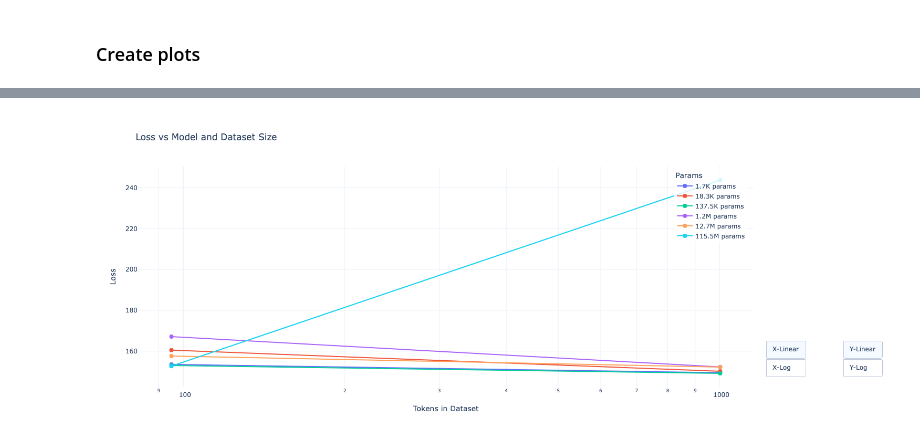
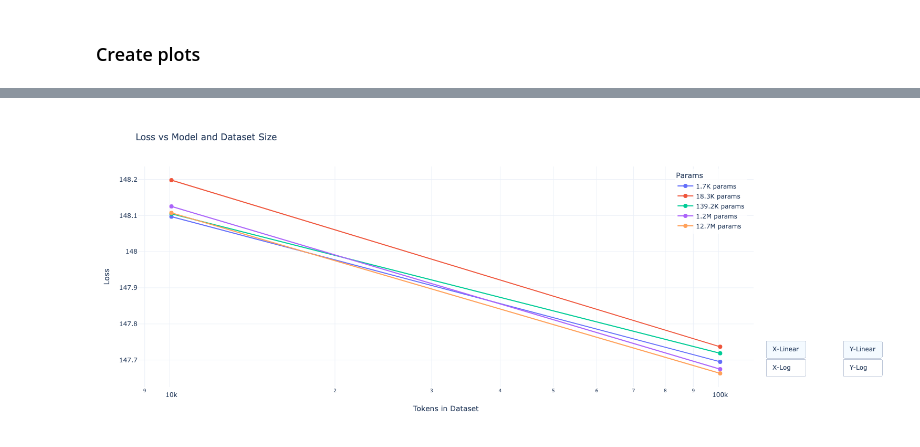
Before and after one commit to akshaytrikha/materials-scaling, a Jupyter notebook: omat24/scaling-laws.ipynb, the cells around one changed output, grey strips where cells are left out. Cells and saved outputs as stored; diff of their text form; code cells hidden in the pictures.

```diff
--- a/omat24/scaling-laws.ipynb
+++ b/omat24/scaling-laws.ipynb
@@ -26,6 +26,8 @@ experiment_filenames  = [
     # "experiments_20250202_164415 copy.json"    # 4 OOMs FCN overfit on 1 data point for 20k epochs without LR scheduler
     # "experiments_20250201_234945.json"   # 4 OOMs of FCN and data
     # "experiments_20250203_115635 copy.json"  # 4 OOMs FCN overfit on 1 data point for 20k epochs without LR scheduler LR=0.01
+    # "experiments_20250226_052335.json"zoo
+    "experiments_20250226_201324.json"
 ]
 # %%
 scaled_loss = True
@@ -408,18 +410,27 @@ from scipy.optimize import curve_fit
 import math
 
 # Function to create the Loss vs Model and Dataset Size plot
-def create_model_dataset_plot(all_detailed_runs, experiment_filename):
+def create_model_dataset_plot(all_detailed_runs, experiment_filenames):
     fig = go.Figure()
 
-    # Get data from the first experiment (or chosen one)
-    detailed_runs = all_detailed_runs[experiment_filename]
+    # Combine data from all experiment files
+    combined_detailed_runs = {}
+
+    # Merge all experiment data
+    for filename in experiment_filenames:
+        detailed_runs = all_detailed_runs[filename]
+        for ds_size, runs in detailed_runs.items():
+            if ds_size not in combined_detailed_runs:
+                combined_detailed_runs[ds_size] = []
+            # Add all runs for this dataset size
+            combined_detailed_runs[ds_size].extend(runs)
 
     # Define a color map for different parameter sizes
     color_palette = px.colors.qualitative.Plotly
     model_sizes = set()
 
     # First, collect all unique model sizes for consistent color mapping
-    for ds_size, runs in detailed_runs.items():
+    for ds_size, runs in combined_detailed_runs.items():
         for run_info in runs:
             num_params = run_info[0]
             model_sizes.add(num_params)
@@ -444,14 +455,20 @@ def create_model_dataset_plot(all_detailed_runs, experiment_filename):
         val_losses = []
 
         # Collect validation losses for this model size across all dataset sizes
-        for ds_size, runs in detailed_runs.items():
+        for ds_size, runs in combined_detailed_runs.items():
             # Find the run with this model size
+            # If multiple runs with the same model size exist for a dataset size,
+            # take the one with the best (lowest) validation loss
+            best_val_loss = float('inf')
             for run_info in runs:
                 num_params, val_loss, _, _ = run_info
-                if num_params == model_size:
-                    ds_sizes.append(ds_size)
-                    val_losses.append(val_loss)
-                    break
+                if num_params == model_size and val_loss < best_val_loss:
+                    best_val_loss = val_loss
+
+            # If we found a matching model size for this dataset size
+            if best_val_loss != float('inf'):
+                ds_sizes.append(ds_size)
+                val_losses.append(best_val_loss)
 
         # Sort by dataset size for proper line plotting
         if ds_sizes:
@@ -467,7 +484,9 @@ def create_model_dataset_plot(all_detailed_runs, experiment_filename):
                     mode='lines+markers',
                     name=f"{format_number(model_size)} params",
                     line=dict(color=color_map[model_size]),
-                    marker=dict(color=color_map[model_size], size=8)
+                    marker=dict(color=color_map[model_size], size=8),
+                    customdata=[model_size] * len(sorted_ds_sizes),  # Store model size for hover info
+                    hovertemplate="Dataset size: %{x}<br>Loss: %{y}<br>Params: %{customdata}<extra></extra>"
                 )
             )
 
@@ -511,57 +530,64 @@ def create_model_dataset_plot(all_detailed_runs, experiment_filename):
         ]
     )
 
     # Fit power law curves for each model size if enough points
     for model_size in model_sizes:
         ds_sizes = []
         val_losses = []
 
-        for ds_size, runs in detailed_runs.items():
+        for ds_size, runs in combined_detailed_runs.items():
+            best_val_loss = float('inf')
             for run_info in runs:
                 num_params, val_loss, _, _ = run_info
-                if num_params == model_size:
-                    ds_sizes.append(ds_size)
-                    val_losses.append(val_loss)
-                    break
+                if num_params == model_size and val_loss < best_val_loss:
+                    best_val_loss = val_loss
+
+            if best_val_loss != float('inf'):
+                ds_sizes.append(ds_size)
+                val_losses.append(best_val_loss)
 
         if len(ds_sizes) >= 3:  # Need at least 3 points for a reasonable fit
             sorted_indices = np.argsort(ds_sizes)
             sorted_ds_sizes = np.array([ds_sizes[i] for i in sorted_indices])
             sorted_val_losses = np.array([val_losses[i] for i in sorted_indices])
 
             # Extend the x range for the fitted curve
             min_ds = min(sorted_ds_sizes)
             max_ds = max(sorted_ds_sizes)
             extended_ds = np.logspace(math.log10(min_ds*0.5), math.log10(max_ds*2), 100)
 
-            try:
-                # Define power law function
-                def power_law(x, a, b):
-                    return a * x ** (-b)
+            # try:
+            #     # Define power law function
+            #     def power_law(x, a, b):
+            #         return a * x ** (-b)
 
-                # Fit curve
-                popt, _ = curve_fit(power_law, sorted_ds_sizes, sorted_val_losses, p0=(1, 0.1))
-                a, b = popt
+            #     # Fit curve
+            #     popt, _ = curve_fit(power_law, sorted_ds_sizes, sorted_val_losses, p0=(1, 0.1))
+            #     a, b = popt
 
-                # Add fitted curve
-                fig.add_trace(
-                    go.Scatter(
-                        x=extended_ds,
-                        y=power_law(extended_ds, a, b),
-                        mode='lines',
-                        line=dict(color=color_map[model_size], dash='dot'),
-                        showlegend=False
-                    )
-                )
-            except:
-                # If curve fitting fails, just skip it
-                pass
+            #     # Add fitted curve
+            #     fig.add_trace(
+            #         go.Scatter(
+            #             x=extended_ds,
+            #             y=power_law(extended_ds, a, b),
+            #             mode='lines',
+            #             line=dict(color=color_map[model_size], dash='dot'),
+            #             showlegend=False
+            #         )
+            #     )
+            # except:
+            #     # If curve fitting fails, just skip it
+            #     pass
 
     return fig
 
 # Call the function with your data
 # Example usage after your data loading section:
-model_dataset_fig = create_model_dataset_plot(all_detailed_runs, experiment_filenames[0])
+model_dataset_fig = create_model_dataset_plot(all_detailed_runs, experiment_filenames)
 display(model_dataset_fig)
+
+# Also add a title showing which experiment files were used
+experiment_names = ", ".join([name.split("_")[0] + "..." for name in experiment_filenames])
+display(widgets.HTML(f"<h3>Combined data from experiments: {experiment_names}</h3>"))
 # %% [output]
-[figure, old version]
+[figure, new version]
```
Also changed, not shown: parts of 2 cells of this notebook.
